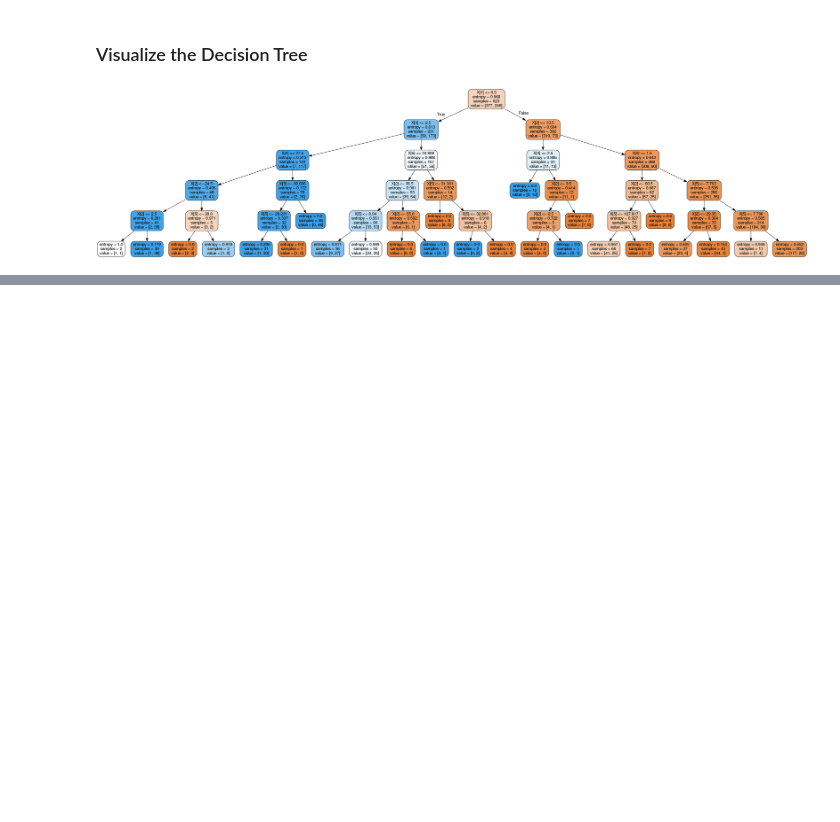
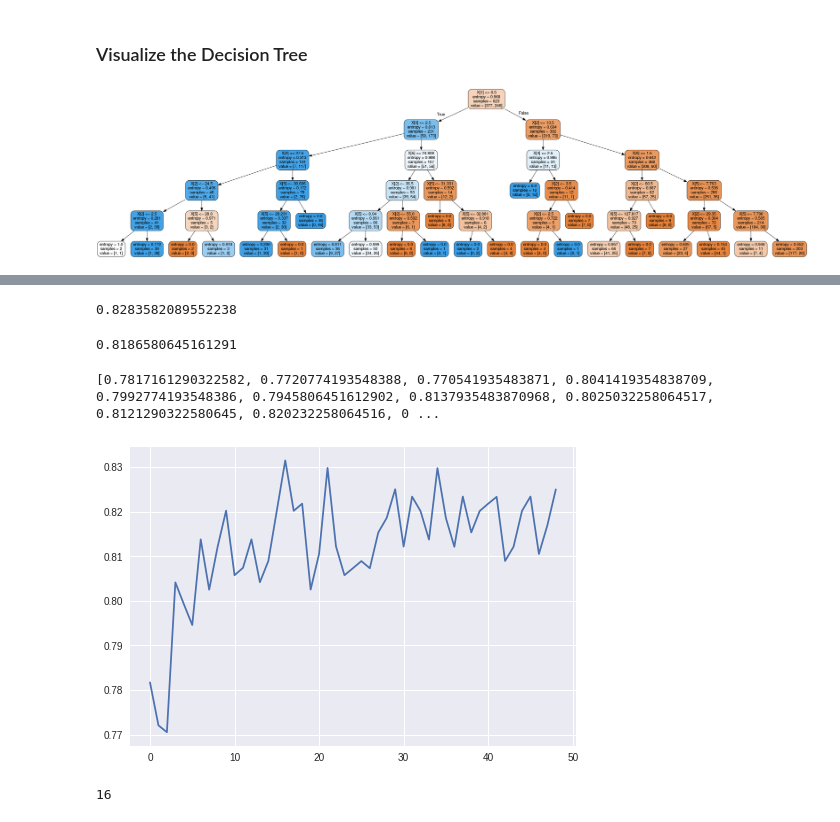
Before and after one commit to amitguptapc/Data_Science, a Jupyter notebook: 28. Decision Trees & Random Forests/Titanic Survivor Prediction.ipynb, the cells around one changed output, grey strips where cells are left out. Drawn from its saved outputs; the diff is of its cells as text; code cells hidden in the pictures; blank space fills up the shorter version.

Commit message:
Added Random Forests

```diff
--- a/28. Decision Trees & Random Forests/Titanic Survivor Prediction.ipynb
+++ b/28. Decision Trees & Random Forests/Titanic Survivor Prediction.ipynb
@@ -352,0 +372,4 @@ Image(graph.create_png())
+# %%
+rf = RandomForestClassifier(n_estimators=10,criterion="entropy",max_depth=5)
+# %%
+rf.fit(X_train,Y_train)
@@ -352,0 +389,4 @@ Image(graph.create_png())
+# %%
+rf.score(X_test,Y_test)
+# %% [output]
+0.8283582089552238
@@ -352,0 +395,24 @@ Image(graph.create_png())
+# %%
+acc = cross_val_score(RandomForestClassifier(n_estimators=10,max_depth=5,criterion='entropy'),X_train,Y_train,cv=5).mean()
+# %%
+print(acc)
+# %% [output]
+0.8186580645161291
+# %%
+acc_list = []
+for i in range(1,50):
+    acc = cross_val_score(RandomForestClassifier(n_estimators=i,max_depth=5,criterion='entropy'),X_train,Y_train,cv=5).mean()
+    acc_list.append(acc)
+print(acc_list)
+# %% [output]
+[0.7817161290322582, 0.7720774193548388, 0.770541935483871, 0.8041419354838709, 0.7992774193548386, 0.7945806451612902, 0.8137935483870968, 0.8025032258064517, 0.8121290322580645, 0.820232258064516, 0 ...
+# %%
+plt.plot(acc_list)
+plt.show()
+# %% [output]
+[figure, added]
+# %%
+max_est = np.argmax(acc_list)
+print(max_est)
+# %% [output]
+16
```
Also changed, not shown: parts of 12 cells of this notebook.
